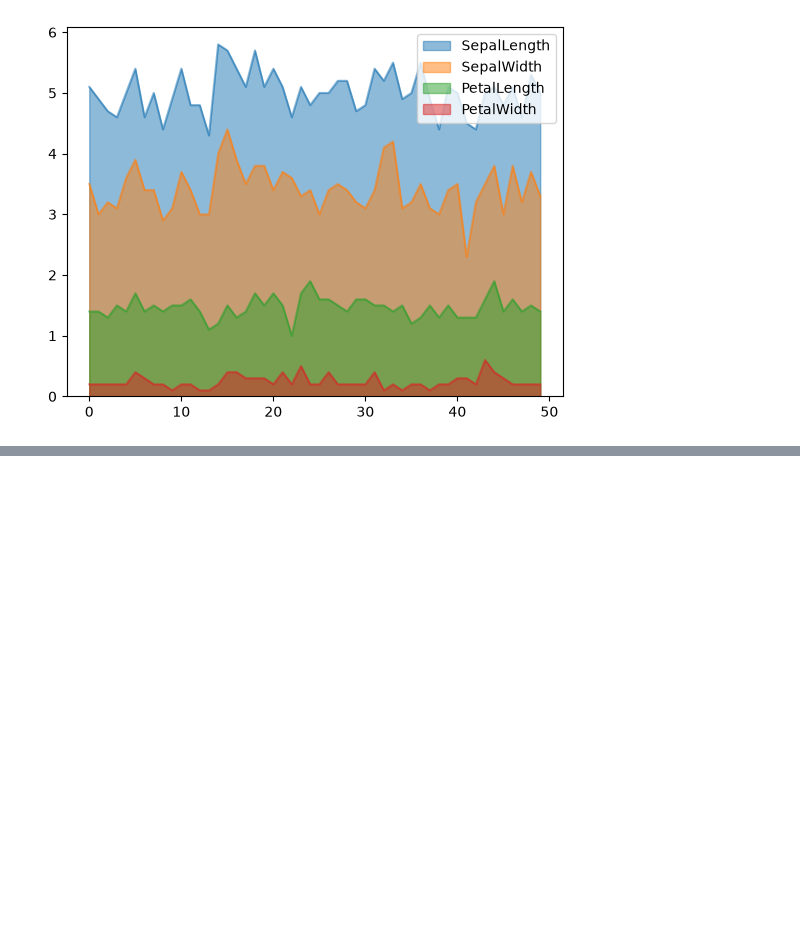
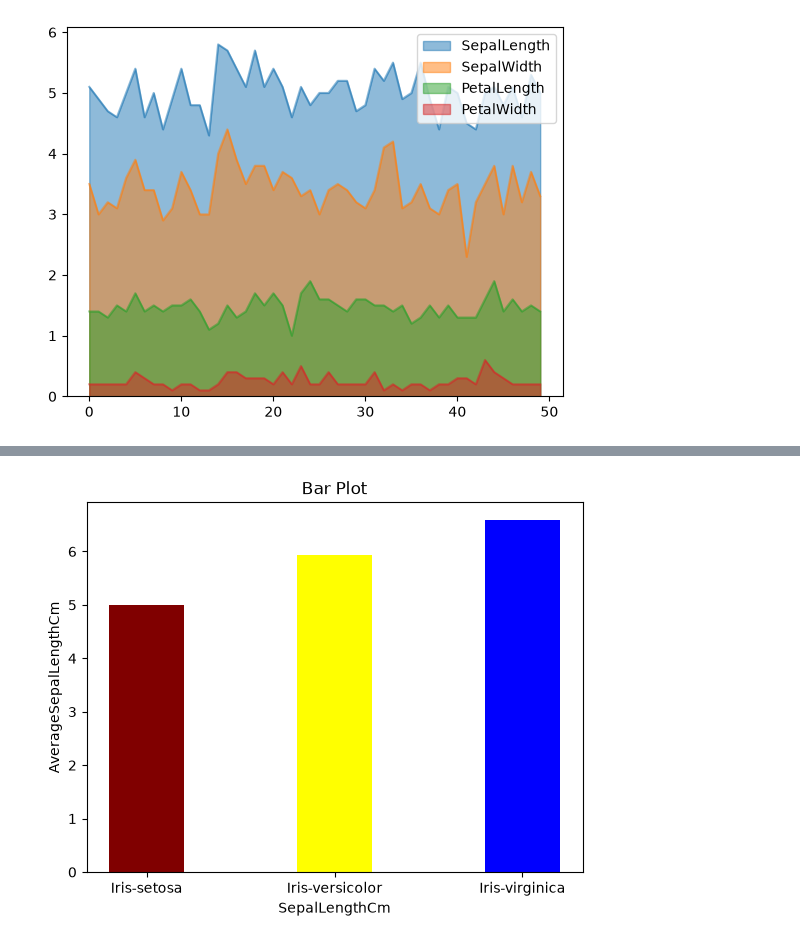
Before and after one commit to GTAPRO7/Python_Programming, a Jupyter notebook: Classworks/04-11-2026.ipynb, the cells around one changed output, grey strips where cells are left out. Drawn from its saved outputs; the diff is of its cells as text; code cells hidden in the pictures; blank space fills up the shorter version.

```diff
--- a/Classworks/04-11-2026.ipynb
+++ b/Classworks/04-11-2026.ipynb
@@ -128,0 +169,14 @@ plt.show()
+# %%
+#Bargraph
+
+Type = list(iris['Species'].unique())
+count = list(iris['Species'].value_counts())
+Avg = list(iris.groupby('Species')["SepalLength"].mean())
+plt.bar(Type, Avg, color = ['maroon', 'yellow', 'blue'], width = 0.4)
+#.barh--------height=0.4
+plt.title('Bar Plot')
+plt.xlabel('SepalLengthCm')
+plt.ylabel('AverageSepalLengthCm')
+plt.show()
+# %% [output]
+[figure, added]
```
Also changed, not shown: parts of 7 cells of this notebook, 12 other files.
